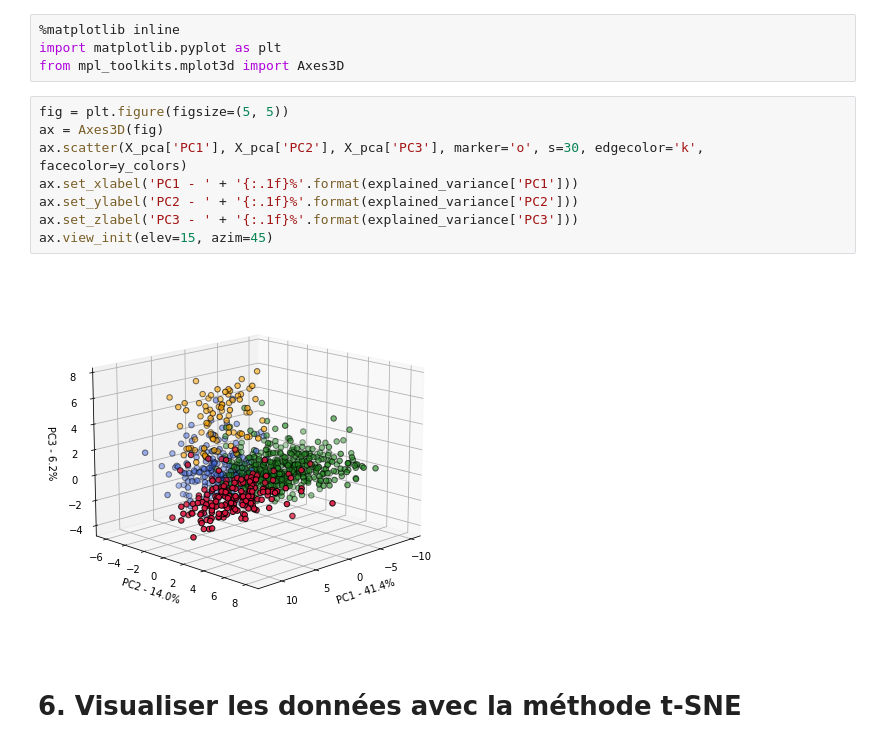
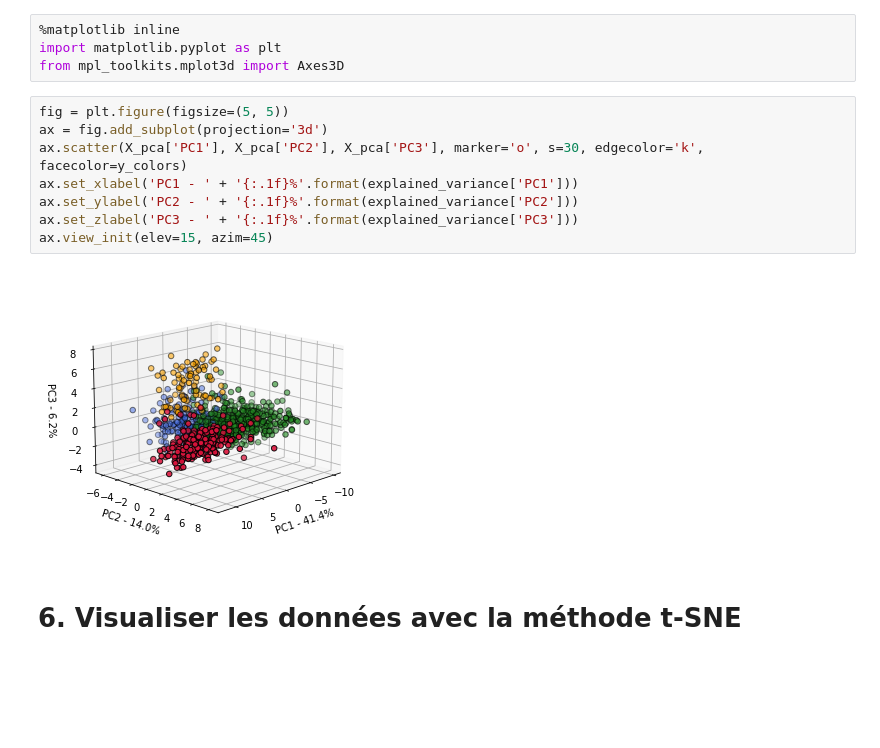
Before and after one commit to epimed/eoc-ai-session-2, a Jupyter notebook: notebook/demo_pca_tsne_umap.ipynb, the cells around one changed output. Cells and saved outputs as stored; diff of their text form; blank space fills up the shorter version.

```diff
--- a/notebook/demo_pca_tsne_umap.ipynb
+++ b/notebook/demo_pca_tsne_umap.ipynb
@@ -198,14 +198,14 @@ import matplotlib.pyplot as plt
 from mpl_toolkits.mplot3d import Axes3D
 # %%
 fig = plt.figure(figsize=(5, 5))
-ax = Axes3D(fig)
+ax = fig.add_subplot(projection='3d')
 ax.scatter(X_pca['PC1'], X_pca['PC2'], X_pca['PC3'], marker='o', s=30, edgecolor='k', facecolor=y_colors)
 ax.set_xlabel('PC1 - ' + '{:.1f}%'.format(explained_variance['PC1']))
 ax.set_ylabel('PC2 - ' + '{:.1f}%'.format(explained_variance['PC2']))
 ax.set_zlabel('PC3 - ' + '{:.1f}%'.format(explained_variance['PC3']))
 ax.view_init(elev=15, azim=45)
 # %% [output]
-[figure, old version]
+[figure, new version]
 # %% [markdown]
 # 6. Visualiser les données avec la méthode t-SNE
 # %% [markdown]
```
Also changed, not shown: parts of 13 cells of this notebook, 1 other file.
